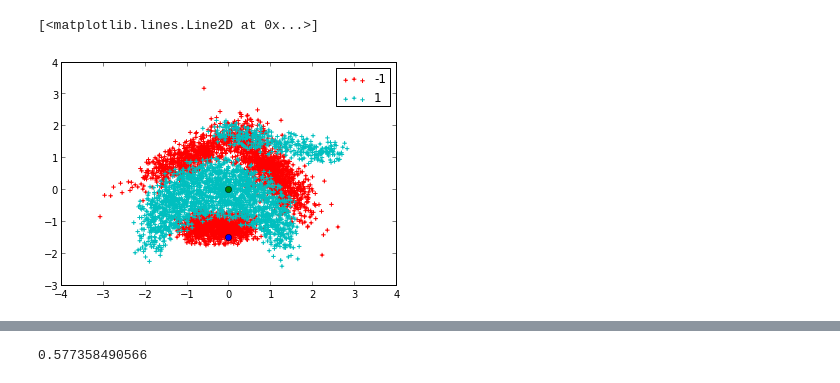
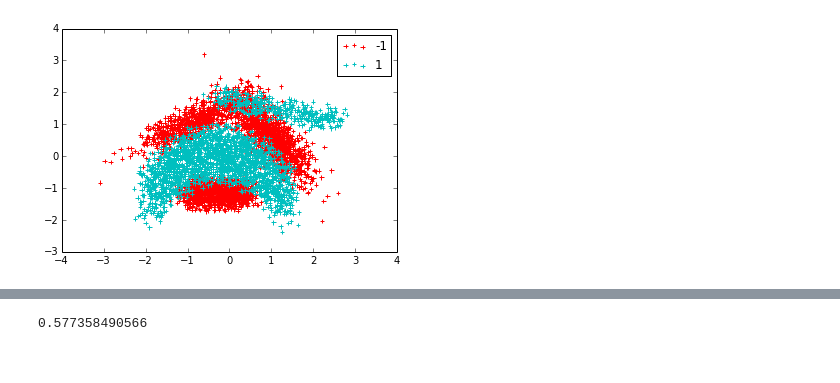
Before and after one commit to dosht/experiments, a Jupyter notebook: scikit/first/KNN vs SVM.ipynb, the cells around one changed output, grey strips where cells are left out. Cells and saved outputs as stored; diff of their text form; code cells hidden in the pictures.

```diff
--- a/scikit/first/KNN vs SVM.ipynb
+++ b/scikit/first/KNN vs SVM.ipynb
@@ -30,15 +31,11 @@ plot_2d(X, y, ["-1", "1"])
 # %%
 # 2 Unclassified Points
 p1 = np.array([0, -1.5])
 p2 = np.array([0.3, 0])
 
 plot_2d(X, y, ["-1", "1"])
-
-plot(point1[0], point1[1], 'bo')
-plot(point1[0], point2[1], 'go')
 # %% [output]
-[<matplotlib.lines.Line2D at 0x...>]
-[figure, old version]
+[figure, new version]
 # %%
 # SVM
 from sklearn.svm import LinearSVC
```
Also changed, not shown: parts of 5 cells of this notebook, 2 other files.
